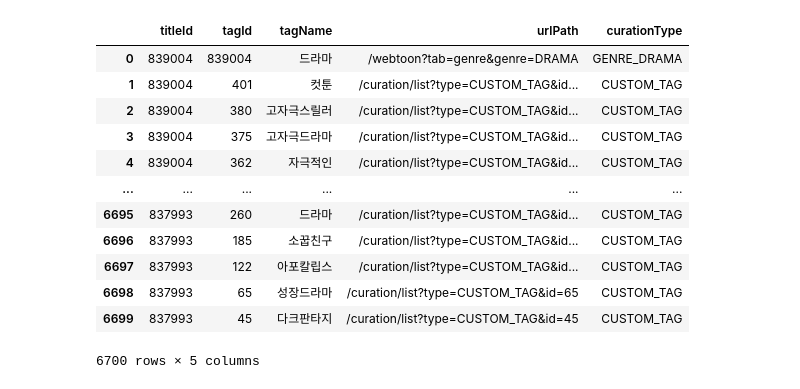
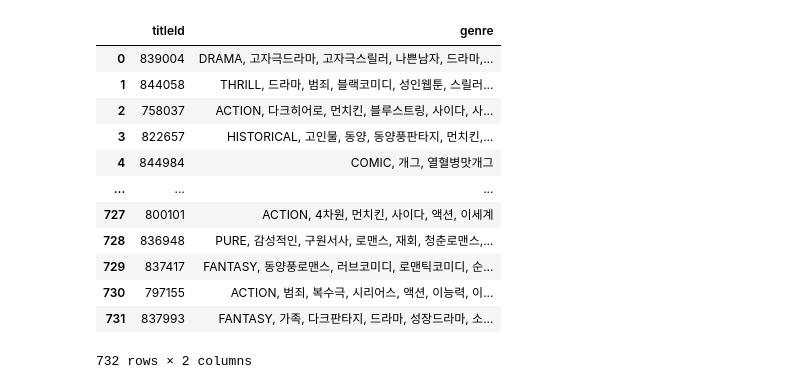
Before and after one commit to karneva/WebtoonService, a Jupyter notebook: crawling/naver_crawling.ipynb, the cells around one changed output. Saved outputs shown, nothing was run; the diff lists cells and outputs as text; code cells hidden in the pictures.

```diff
--- a/crawling/naver_crawling.ipynb
+++ b/crawling/naver_crawling.ipynb
@@ -293,2 +295,6 @@ print(f"태그정보: {len(df_keyword)}개")
 # %%
-df_detail
+df_detail = pd.read_csv("naver_detail.csv")
+df_genre = pd.read_csv("naver_genre.csv")
+df_keyword = pd.read_csv("naver_keyword.csv")
+df_weekday = pd.read_csv("naver_weekday.csv")
+df_curation = pd.read_csv("naver_curation.csv")
@@ -357,16 +300,0 @@ df_weekday
-# %%
-df_curation
-# %% [output]
-|  | titleId | tagId | tagName | urlPath | curationType |
-| 0 | 839004 | 839004 | 드라마 | /webtoon?tab=genre&genre=DRAMA | GENRE_DRAMA |
-| 1 | 839004 | 401 | 컷툰 | /curation/list?type=CUSTOM_TAG&id... | CUSTOM_TAG |
-| 2 | 839004 | 380 | 고자극스릴러 | /curation/list?type=CUSTOM_TAG&id... | CUSTOM_TAG |
-| 3 | 839004 | 375 | 고자극드라마 | /curation/list?type=CUSTOM_TAG&id... | CUSTOM_TAG |
-| 4 | 839004 | 362 | 자극적인 | /curation/list?type=CUSTOM_TAG&id... | CUSTOM_TAG |
-| ... | ... | ... | ... | ... | ... |
-| 6695 | 837993 | 260 | 드라마 | /curation/list?type=CUSTOM_TAG&id... | CUSTOM_TAG |
-| 6696 | 837993 | 185 | 소꿉친구 | /curation/list?type=CUSTOM_TAG&id... | CUSTOM_TAG |
-| 6697 | 837993 | 122 | 아포칼립스 | /curation/list?type=CUSTOM_TAG&id... | CUSTOM_TAG |
-| 6698 | 837993 | 65 | 성장드라마 | /curation/list?type=CUSTOM_TAG&id=65 | CUSTOM_TAG |
-| 6699 | 837993 | 45 | 다크판타지 | /curation/list?type=CUSTOM_TAG&id=45 | CUSTOM_TAG |
-6700 rows × 5 columns
@@ -434,0 +303,38 @@ df_curation
+# %%
+kw_agg = (
+    df_keyword
+    .groupby("titleId")["tag"]
+    .agg(lambda s: ", ".join(sorted(set(s))))
+    .reset_index()
+)
+
+# 2) 장르 df와 merge
+df_genre_kw = df_genre.merge(kw_agg, on="titleId", how="left")  # genre, tag 두 컬럼
+
+# 3) genre 컬럼에 장르 + 키워드 합치기
+def merge_genre_keywords(row):
+    g = str(row["genre"]).strip()          # DRAMA, ACTION ...
+    t = str(row["tag"]).strip()
+    if not t or t == "nan":
+        return g
+    return f"{g}, {t}"
+
+df_genre_kw["genre"] = df_genre_kw.apply(merge_genre_keywords, axis=1)
+
+# 키워드 컬럼이 더 필요 없으면
+df_genre_kw = df_genre_kw.drop(columns=["tag"])
+df_genre_kw
+# %% [output]
+|  | titleId | genre |
+| 0 | 839004 | DRAMA, 고자극드라마, 고자극스릴러, 나쁜남자, 드라마,... |
+| 1 | 844058 | THRILL, 드라마, 범죄, 블랙코미디, 성인웹툰, 스릴러... |
+| 2 | 758037 | ACTION, 다크히어로, 먼치킨, 블루스트링, 사이다, 사... |
+| 3 | 822657 | HISTORICAL, 고인물, 동양, 동양풍판타지, 먼치킨,... |
+| 4 | 844984 | COMIC, 개그, 열혈병맛개그 |
+| ... | ... | ... |
+| 727 | 800101 | ACTION, 4차원, 먼치킨, 사이다, 액션, 이세계 |
+| 728 | 836948 | PURE, 감성적인, 구원서사, 로맨스, 재회, 청춘로맨스,... |
+| 729 | 837417 | FANTASY, 동양풍로맨스, 러브코미디, 로맨틱코미디, 순... |
+| 730 | 797155 | ACTION, 범죄, 복수극, 시리어스, 액션, 이능력, 이... |
+| 731 | 837993 | FANTASY, 가족, 다크판타지, 드라마, 성장드라마, 소... |
+732 rows × 2 columns
```
Also changed, not shown: parts of 22 cells of this notebook, 25 other files.
